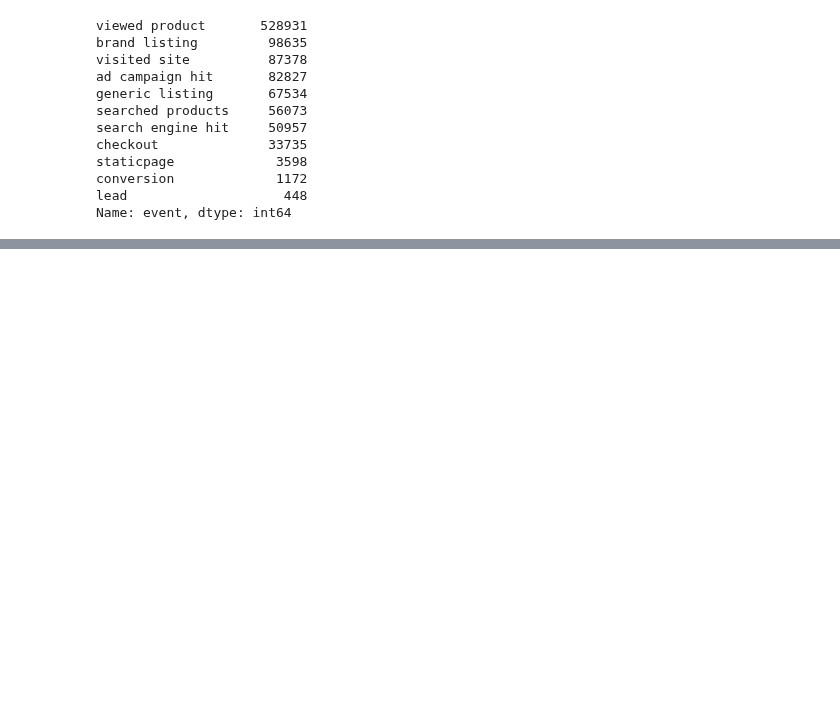
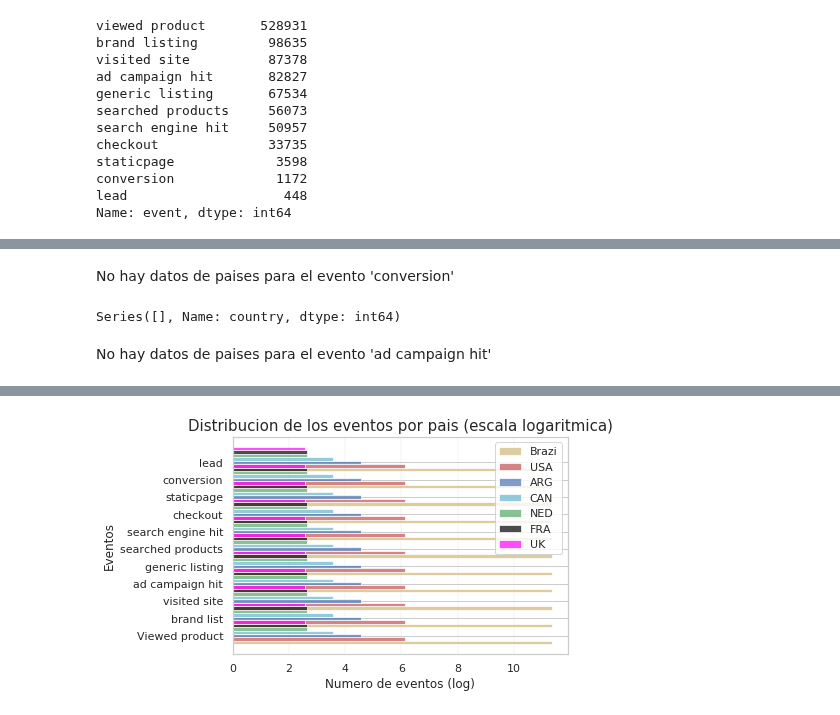
Before and after one commit to Blaz77/DatosReloaded, a Jupyter notebook: TP1/Exploracion_Trocafone.ipynb, the cells around one changed output, grey strips where cells are left out. Drawn from its saved outputs; the diff is of its cells as text; code cells hidden in the pictures; blank space fills up the shorter version.

Commit message:
agrego calculo de paises por evento. No hay info de paises sobre eventos que no sea visited site

```diff
--- a/TP1/Exploracion_Trocafone.ipynb
+++ b/TP1/Exploracion_Trocafone.ipynb
@@ -293,44 +319,53 @@ Name: event, dtype: int64
+# %% [markdown]
+No hay datos de paises para el evento 'conversion'
+# %%
+trocafoneData[trocafoneData['event'] != 'visited site']['country']
+# %% [output]
+Series([], Name: country, dtype: int64)
+# %% [markdown]
+No hay datos de paises para el evento 'ad campaign hit'
 # %%
-paises_eventos = trocafoneData[['event','country']]
-benchs_number = 11
-benchs_names = ['Viewed product','brand list','visited site','ad campaign hit','generic listing','searched products','search engine hit','checkout','staticpage','conversion','lead']
+#paises_eventos = trocafoneData[['event','country']]
+#benchs_number = 11
+#benchs_names = ['Viewed product','brand list','visited site','ad campaign hit','generic listing','searched products','search engine hit','checkout','staticpage','conversion','lead']
 
-bra = paises_eventos[paises_eventos['country'] == 'Brazil']
-usa = paises_eventos[paises_eventos['country'] == 'United States']
-arg = paises_eventos[paises_eventos['country'] == 'Argentina']
-can = paises_eventos[paises_eventos['country'] == 'Canada']
-ned = paises_eventos[paises_eventos['country'] == 'Netherlands']
-fra = paises_eventos[paises_eventos['country'] == 'France']
-uk = paises_eventos[paises_eventos['country'] == 'United Kingdom']
+#bra = paises_eventos[paises_eventos['country'] == 'Brazil']
+#usa = paises_eventos[paises_eventos['country'] == 'United States']
+#arg = paises_eventos[paises_eventos['country'] == 'Argentina']
+#can = paises_eventos[paises_eventos['country'] == 'Canada']
+#ned = paises_eventos[paises_eventos['country'] == 'Netherlands']
+#fra = paises_eventos[paises_eventos['country'] == 'France']
+#uk = paises_eventos[paises_eventos['country'] == 'United Kingdom']
 
 #Uso una escala logaritmica asi se pueden ver mejor los datos en el grafico
-num_bra = np.log(bra['event'].value_counts() +1).sort_index()
-num_usa = np.log(usa['event'].value_counts() +1).sort_index()
-num_arg = np.log(arg['event'].value_counts() +1).sort_index()
-num_can = np.log(can['event'].value_counts() +1).sort_index()
-num_ned = np.log(ned['event'].value_counts() +1).sort_index()
-num_fra = np.log(fra['event'].value_counts() +1).sort_index()
-num_uk = np.log(uk['event'].value_counts() +1).sort_index()
+#num_bra = np.log(bra['event'].value_counts() +1).sort_index()
+#num_usa = np.log(usa['event'].value_counts() +1).sort_index()
+#num_arg = np.log(arg['event'].value_counts() +1).sort_index()
+#num_can = np.log(can['event'].value_counts() +1).sort_index()
+#num_ned = np.log(ned['event'].value_counts() +1).sort_index()
+#num_fra = np.log(fra['event'].value_counts() +1).sort_index()
+#num_uk = np.log(uk['event'].value_counts() +1).sort_index()
 
-index = np.arange(len(benchs_names))
+#index = np.arange(len(benchs_names))
 
-bar_width = 0.2
-opacity = 0.5
+#bar_width = 0.2
+#opacity = 0.5
+#figsize = (14,8)
 
-plt.barh(figsize = (14,8), index, num_bra, bar_width, alpha=0.7,color='y',label='Brazi')
-plt.barh(figsize = (14,8), index+bar_width, num_usa, bar_width, alpha=0.7,color='r',label='USA')
-plt.barh(figsize = (14,8), index+2*bar_width, num_arg, bar_width, alpha=0.7,color='b',label='ARG')
-plt.barh(figsize = (14,8), index+3*bar_width, num_can, bar_width, alpha=0.7,color='c',label='CAN')
-plt.barh(figsize = (14,8), index+4*bar_width, num_ned, bar_width, alpha=0.7,color='g',label='NED')
-plt.barh(figsize = (14,8), index+5*bar_width, num_fra, bar_width, alpha=0.7,color='Black',label='FRA')
-plt.barh(figsize = (14,8), index+6*bar_width, num_uk, bar_width, alpha=0.7,color='fuchsia',label='UK')
+#plt.barh(index, num_bra, bar_width, alpha=0.7,color='y',label='Brazi')
+#plt.barh(index+bar_width, num_usa, bar_width, alpha=0.7,color='r',label='USA')
+#plt.barh(index+2*bar_width, num_arg, bar_width, alpha=0.7,color='b',label='ARG')
+#plt.barh(index+3*bar_width, num_can, bar_width, alpha=0.7,color='c',label='CAN')
+#plt.barh(index+4*bar_width, num_ned, bar_width, alpha=0.7,color='g',label='NED')
+#plt.barh(index+5*bar_width, num_fra, bar_width, alpha=0.7,color='Black',label='FRA')
+#plt.barh(index+6*bar_width, num_uk, bar_width, alpha=0.7,color='fuchsia',label='UK')
 
-plt.grid(True, axis='x', linewidth=0.2)
-plt.title('Distribucion de los eventos por pais (escala logaritmica)',fontsize = 15)
-plt.ylabel('Eventos')
-plt.xlabel('Numero de eventos (log)')
-plt.yticks(index + 2*bar_width, benchs_names)
-plt.legend()
-plt.tight_layout()
-plt.show()
+#plt.grid(True, axis='x', linewidth=0.2)
+#plt.title('Distribucion de los eventos por pais (escala logaritmica)',fontsize = 15)
+#plt.ylabel('Eventos')
+#plt.xlabel('Numero de eventos (log)')
+#plt.yticks(index + 2*bar_width, benchs_names)
+#plt.legend()
+#plt.tight_layout()
+#plt.show()
 # %% [output]
@@ -337,0 +372 @@ SyntaxError: positional argument follows keyword argument (<ipython-input-78-651
+[figure, added]
```
Also changed, not shown: parts of 8 cells of this notebook.
